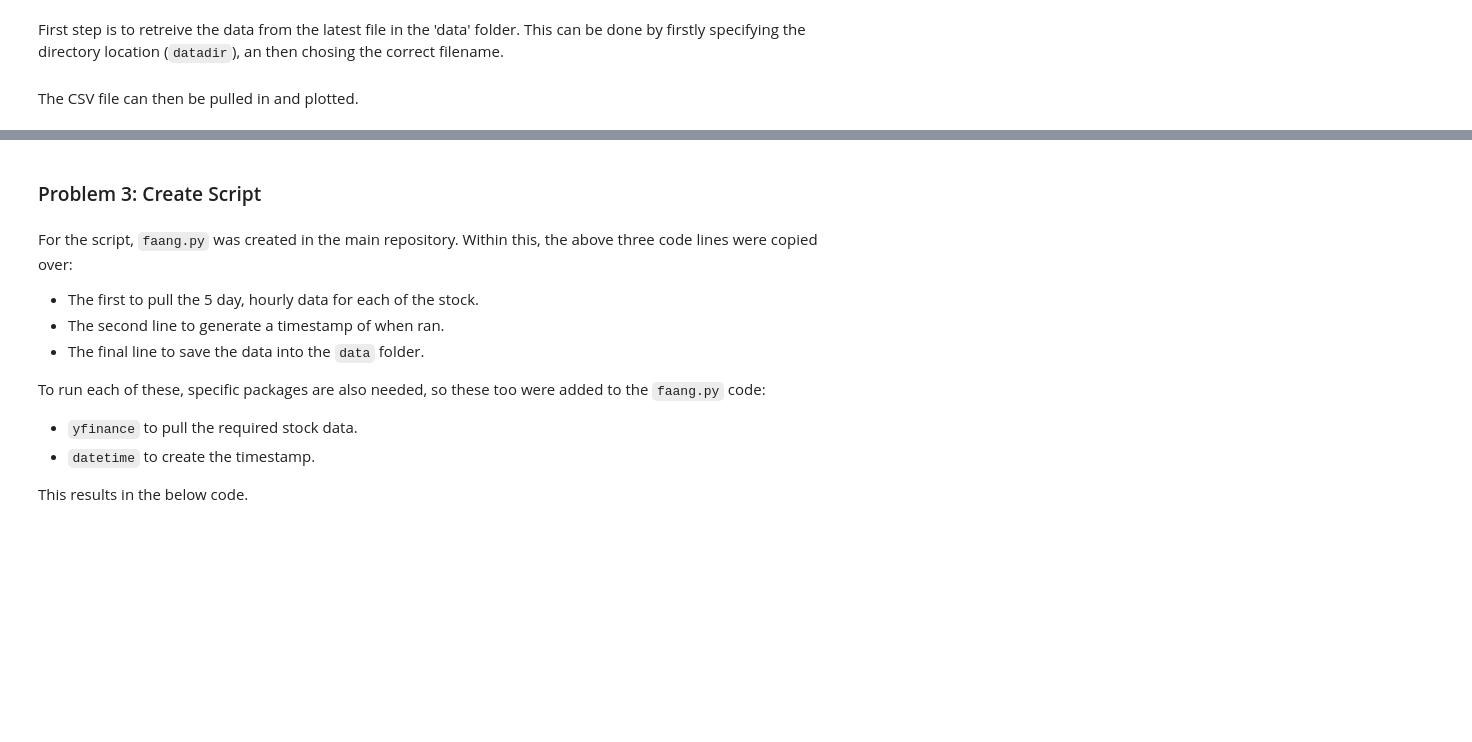
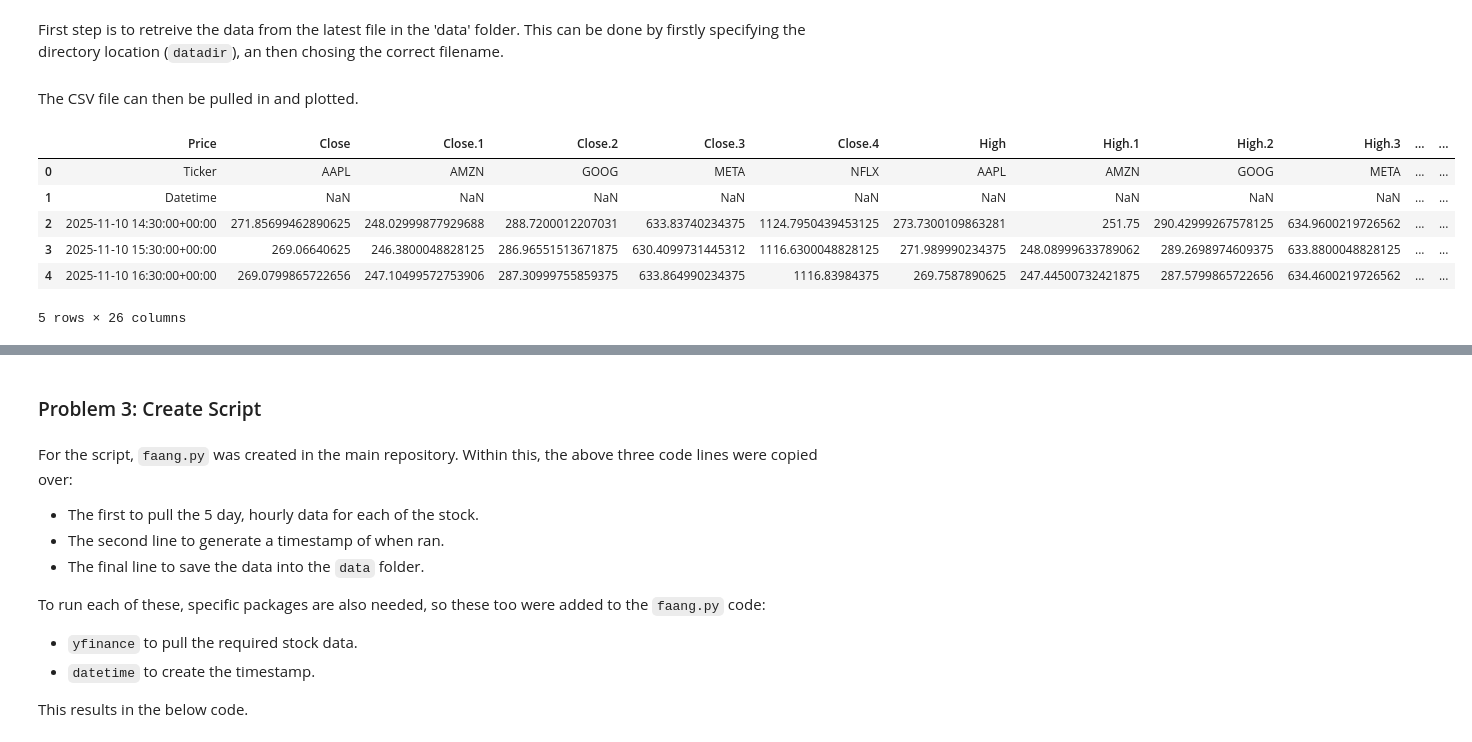
Before and after one commit to danielfinnerty/computer_infrastructure, a Jupyter notebook: problems.ipynb, the cells around one changed output, grey strips where cells are left out. Drawn from its saved outputs; the diff is of its cells as text; code cells hidden in the pictures; blank space fills up the shorter version.

```diff
--- a/problems.ipynb
+++ b/problems.ipynb
@@ -98,3 +119,17 @@ datadir = '/data/'
 filename=f'{time_stamp}.csv'
 # %% [markdown]
 The CSV file can then be pulled in and plotted.
+# %%
+# Read in the CSV file
+df= pd.read_csv(datadir + filename)
+
+#show first 5 rows
+df.head()
+# %% [output]
+|  | Price | Close | Close.1 | Close.2 | Close.3 | Close.4 | High | High.1 | High.2 | High.3 | ... | ... |
+| 0 | Ticker | AAPL | AMZN | GOOG | META | NFLX | AAPL | AMZN | GOOG | META | ... | ... |
+| 1 | Datetime | NaN | NaN | NaN | NaN | NaN | NaN | NaN | NaN | NaN | ... | ... |
+| 2 | 2025-11-10 14:30:00+00:00 | 271.85699462890625 | 248.02999877929688 | 288.7200012207031 | 633.83740234375 | 1124.7950439453125 | 273.7300109863281 | 251.75 | 290.42999267578125 | 634.9600219726562 | ... | ... |
+| 3 | 2025-11-10 15:30:00+00:00 | 269.06640625 | 246.3800048828125 | 286.96551513671875 | 630.4099731445312 | 1116.6300048828125 | 271.989990234375 | 248.08999633789062 | 289.2698974609375 | 633.8800048828125 | ... | ... |
+| 4 | 2025-11-10 16:30:00+00:00 | 269.0799865722656 | 247.10499572753906 | 287.30999755859375 | 633.864990234375 | 1116.83984375 | 269.7587890625 | 247.44500732421875 | 287.5799865722656 | 634.4600219726562 | ... | ... |
+5 rows × 26 columns
```
Also changed, not shown: parts of 10 cells of this notebook, 3 other files.
